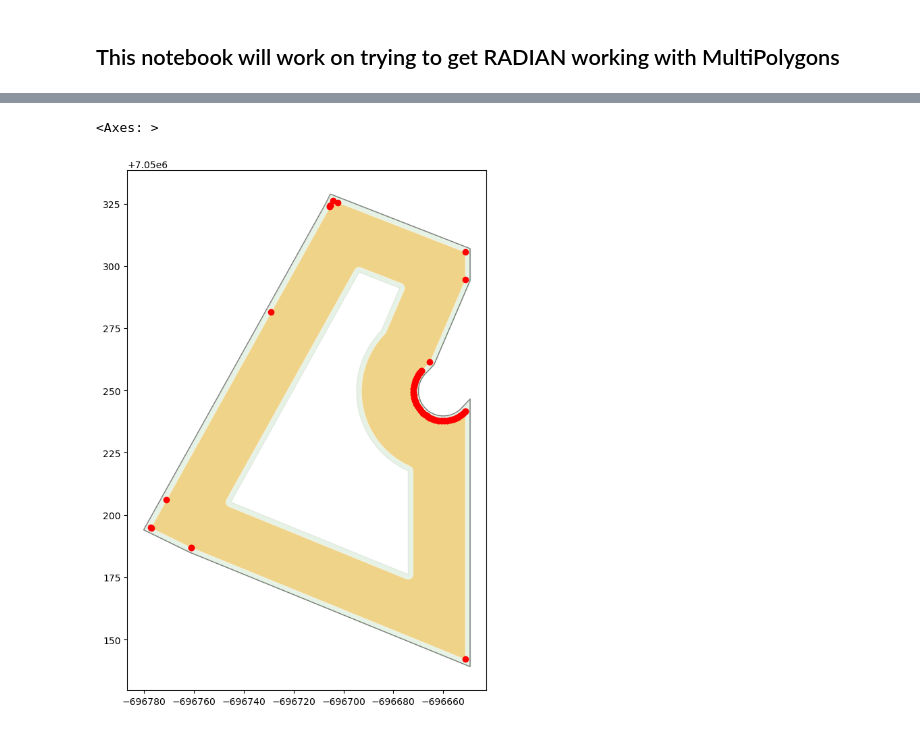
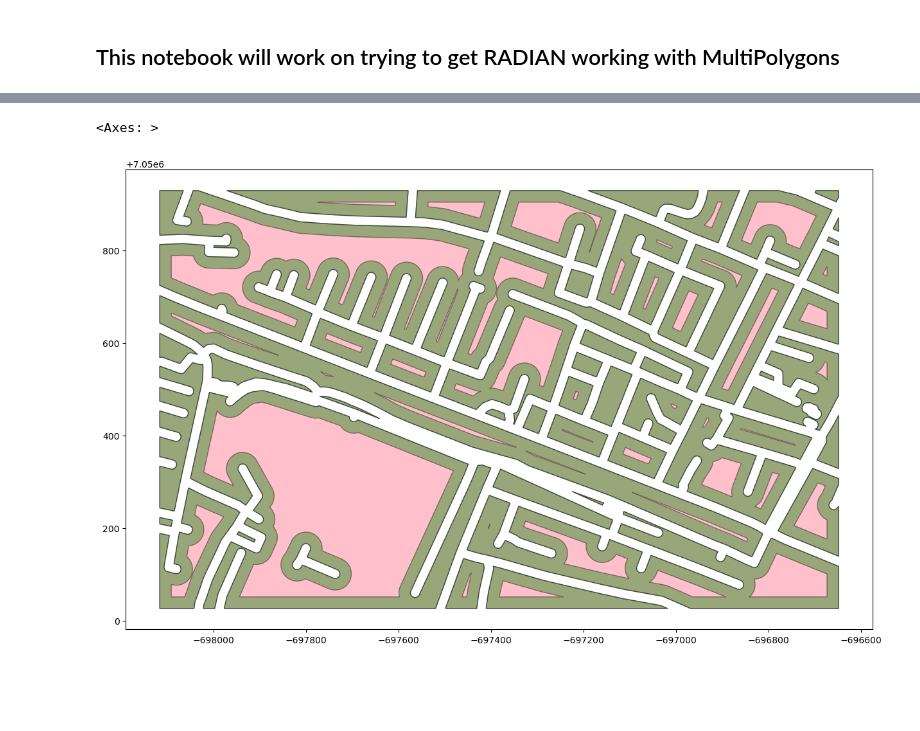
Before and after one commit to paddeaux/radian, a Jupyter notebook: radian_multi.ipynb, the cells around one changed output, grey strips where cells are left out. Saved outputs shown, nothing was run; the diff lists cells and outputs as text; code cells hidden in the pictures; blank space fills up the shorter version.

Commit message:
Building poly points

```diff
--- a/radian_multi.ipynb
+++ b/radian_multi.ipynb
@@ -83,39 +83,36 @@ def point_on_line(line):
     p1 = line.coords[0]
     p2 = line.coords[-1]
     u = random.uniform(0,1)
 
     x1 = [(1-u) * x for x in p1]
     x2 = [u*x for x in p2]
     return Point(np.add(x1,x2))
 
 def segments(curve):
     return list(map(LineString, zip(curve.coords[:-1], curve.coords[1:])))
 
 def points_on_vertices(shape):
     vertices = segments(shape.boundary)
     return gpd.GeoDataFrame(pd.DataFrame([point_on_line(x) for x in vertices], columns=['geometry']),geometry='geometry')
 
 def get_bounds_points(shape):
     return gpd.GeoDataFrame(pd.DataFrame([shapely.Point(x) for x in shape.boundary.coords], columns=['geometry']),geometry='geometry')
 
 def get_bounds_points_linestring(shape):
     return gpd.GeoDataFrame(pd.DataFrame([shapely.Point(x) for x in shape.coords], columns=['geometry']),geometry='geometry')
 
-test_poly = whitworth_poly.iloc[[2]]
+test_poly = whitworth_poly#.iloc[[2]]
 test_buffer = test_poly.buffer(-25)
 test_join = test_poly.symmetric_difference(test_buffer)
-test_join_buffer = test_join.buffer(-2)
+#test_join_buffer = test_join.buffer(-2)
 
-test_buffer_gdf = gpd.GeoDataFrame(geometry=test_join_buffer.boundary.explode())
 
 fig, ax = plt.subplots(1,1,figsize=(15,10))
 
-test_poly.plot(ax=ax, facecolor='none', edgecolor='grey')
+test_poly.plot(ax=ax, facecolor='pink', edgecolor='grey')
 #cx.add_basemap(ax, crs='EPSG:3857', attribution=False, source=cx.providers.CartoDB.Voyager)
-#test_buffer.plot(ax=ax, color='red', alpha=0.4)
-test_join.plot(ax=ax, facecolor='green', edgecolor='grey', alpha=0.1)
-test_join_buffer.plot(ax=ax, facecolor='orange', edgecolor='white', alpha=0.4)
-get_bounds_points_linestring(test_buffer_gdf.iloc[0]['geometry']).plot(ax=ax, color='red')
+
+test_join.plot(ax=ax, facecolor='green', edgecolor='black', alpha=0.4)
 # %% [output]
 <Axes: >
-[figure, old version]
+[figure, new version]
```
Also changed, not shown: parts of 3 cells of this notebook, 9 other files.
